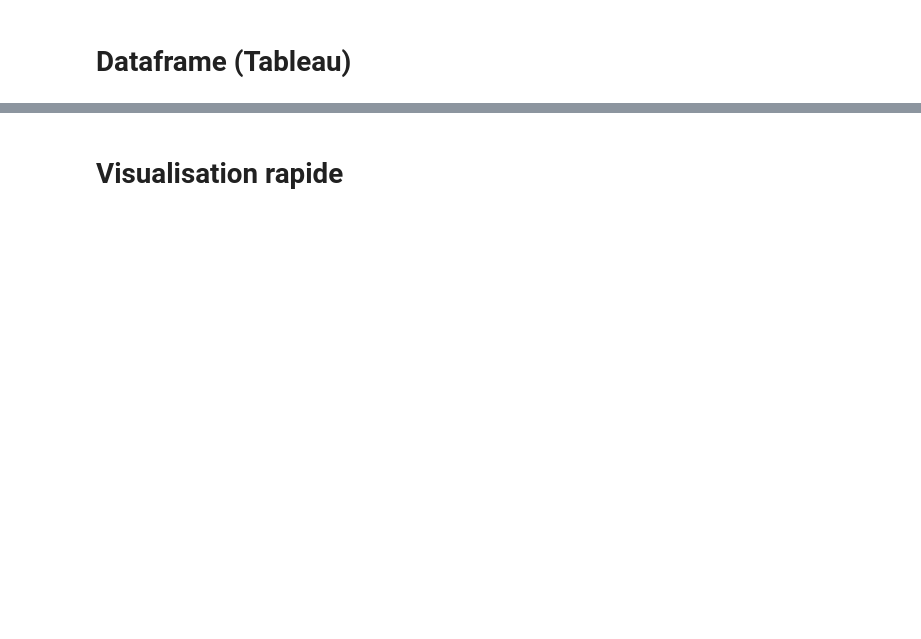
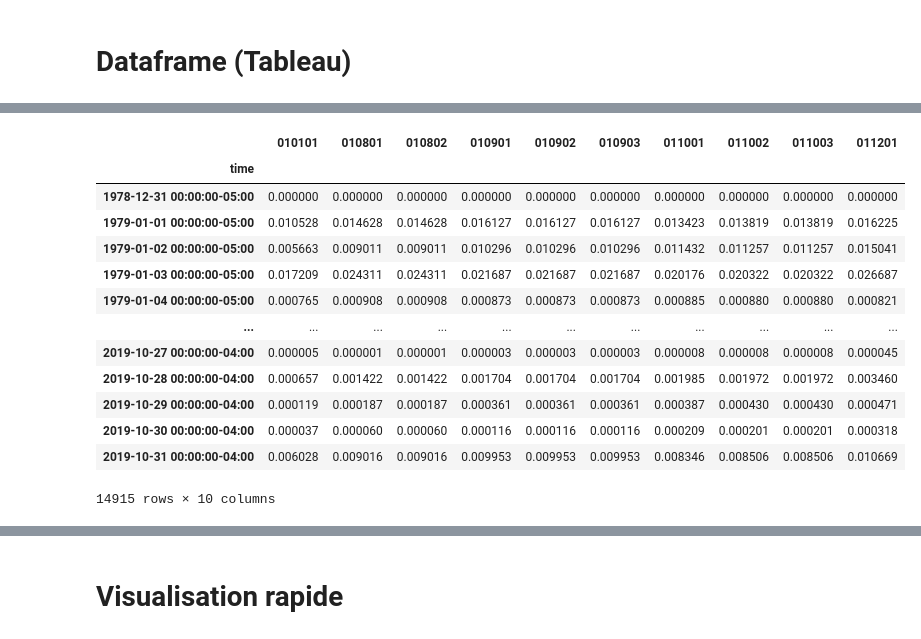
Before and after one commit to sebastienlanglois/zarr-experiments, a Jupyter notebook: zarr-experiments-era5-land.ipynb, the cells around one changed output, grey strips where cells are left out. Saved outputs shown, nothing was run; the diff lists cells and outputs as text; code cells hidden in the pictures; blank space fills up the shorter version.

```diff
--- a/zarr-experiments-era5-land.ipynb
+++ b/zarr-experiments-era5-land.ipynb
@@ -202,0 +263,17 @@ df
+# %%
+df_era5
+# %% [output]
+|  | 010101 | 010801 | 010802 | 010901 | 010902 | 010903 | 011001 | 011002 | 011003 | 011201 |
+| time |  |  |  |  |  |  |  |  |  |  |
+| 1978-12-31 00:00:00-05:00 | 0.000000 | 0.000000 | 0.000000 | 0.000000 | 0.000000 | 0.000000 | 0.000000 | 0.000000 | 0.000000 | 0.000000 |
+| 1979-01-01 00:00:00-05:00 | 0.010528 | 0.014628 | 0.014628 | 0.016127 | 0.016127 | 0.016127 | 0.013423 | 0.013819 | 0.013819 | 0.016225 |
+| 1979-01-02 00:00:00-05:00 | 0.005663 | 0.009011 | 0.009011 | 0.010296 | 0.010296 | 0.010296 | 0.011432 | 0.011257 | 0.011257 | 0.015041 |
+| 1979-01-03 00:00:00-05:00 | 0.017209 | 0.024311 | 0.024311 | 0.021687 | 0.021687 | 0.021687 | 0.020176 | 0.020322 | 0.020322 | 0.026687 |
+| 1979-01-04 00:00:00-05:00 | 0.000765 | 0.000908 | 0.000908 | 0.000873 | 0.000873 | 0.000873 | 0.000885 | 0.000880 | 0.000880 | 0.000821 |
+| ... | ... | ... | ... | ... | ... | ... | ... | ... | ... | ... |
+| 2019-10-27 00:00:00-04:00 | 0.000005 | 0.000001 | 0.000001 | 0.000003 | 0.000003 | 0.000003 | 0.000008 | 0.000008 | 0.000008 | 0.000045 |
+| 2019-10-28 00:00:00-04:00 | 0.000657 | 0.001422 | 0.001422 | 0.001704 | 0.001704 | 0.001704 | 0.001985 | 0.001972 | 0.001972 | 0.003460 |
+| 2019-10-29 00:00:00-04:00 | 0.000119 | 0.000187 | 0.000187 | 0.000361 | 0.000361 | 0.000361 | 0.000387 | 0.000430 | 0.000430 | 0.000471 |
+| 2019-10-30 00:00:00-04:00 | 0.000037 | 0.000060 | 0.000060 | 0.000116 | 0.000116 | 0.000116 | 0.000209 | 0.000201 | 0.000201 | 0.000318 |
+| 2019-10-31 00:00:00-04:00 | 0.006028 | 0.009016 | 0.009016 | 0.009953 | 0.009953 | 0.009953 | 0.008346 | 0.008506 | 0.008506 | 0.010669 |
+14915 rows × 10 columns
```
Also changed, not shown: parts of 24 cells of this notebook.
